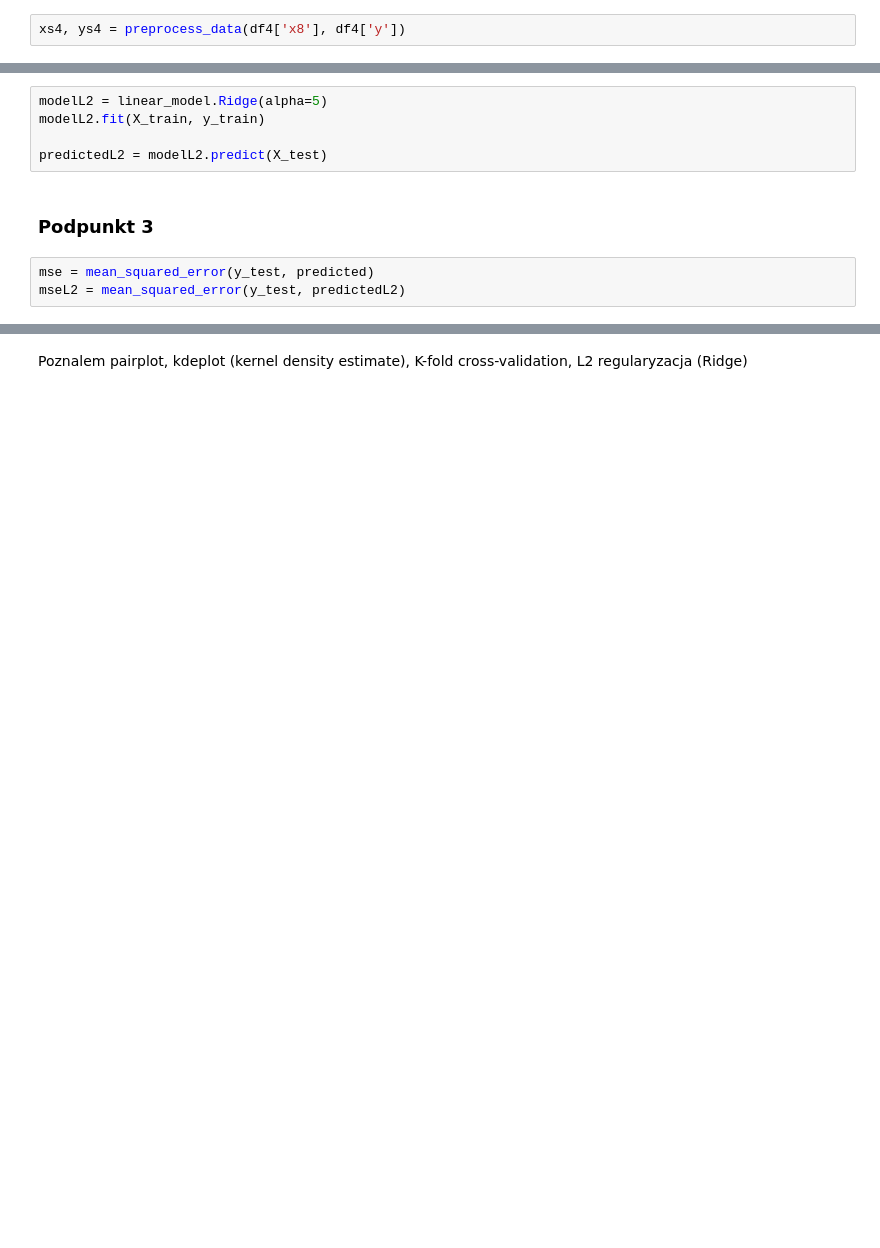
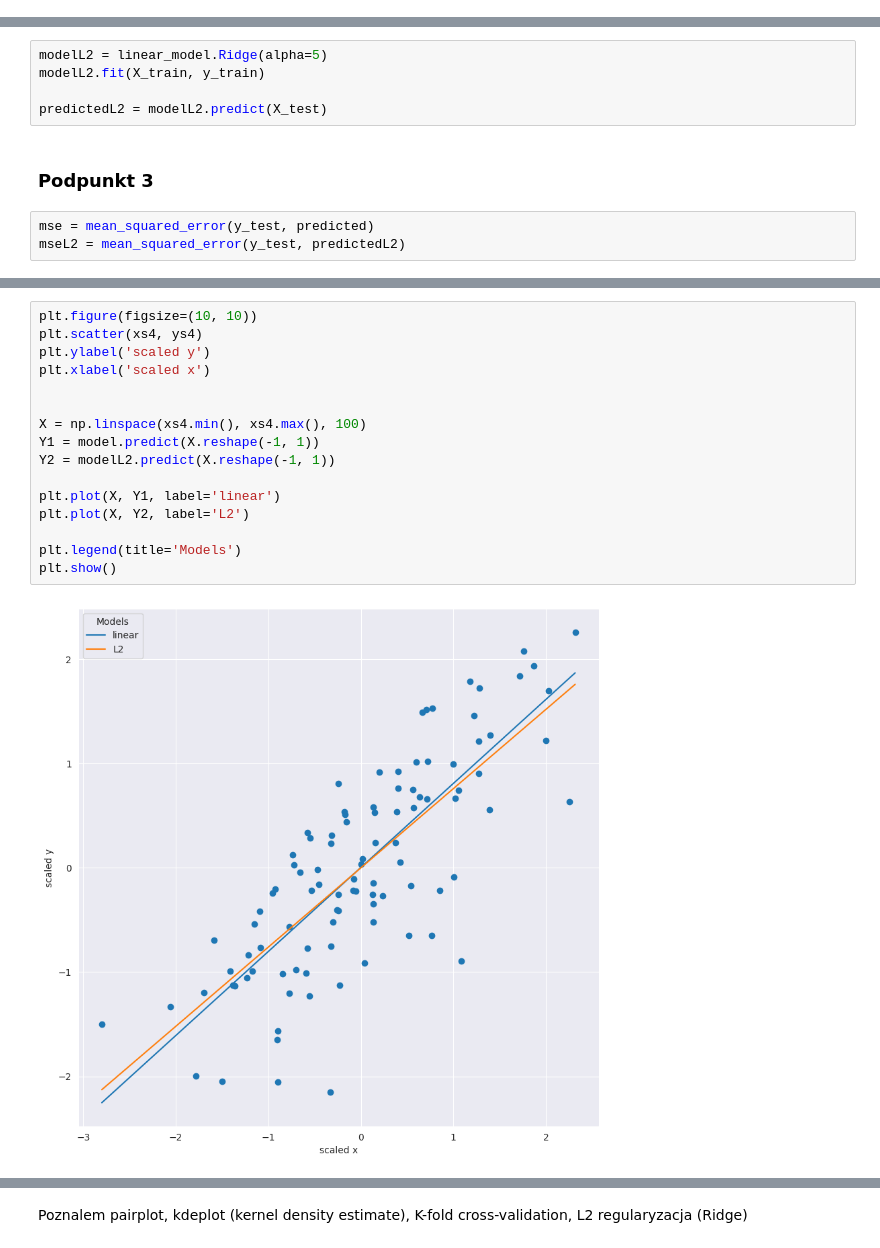
Before and after one commit to rektyyy/Artificial-Intelligence, a Jupyter notebook: ML/exercises/2/Assignment_2.ipynb, the cells around one changed output, grey strips where cells are left out. Saved outputs shown, nothing was run; the diff lists cells and outputs as text; blank space fills up the shorter version.

```diff
--- a/ML/exercises/2/Assignment_2.ipynb
+++ b/ML/exercises/2/Assignment_2.ipynb
@@ -260,6 +253,4 @@ x8 i y -> 0.79
 x9 i y -> 0.58
 # %% [markdown]
 ### Podpunkt 2
-# %%
-xs4, ys4 = preprocess_data(df4['x8'], df4['y'])
 # %%
@@ -292,0 +288,18 @@ pd.DataFrame(
+# %%
+plt.figure(figsize=(10, 10))
+plt.scatter(xs4, ys4)
+plt.ylabel('scaled y')
+plt.xlabel('scaled x')
+
+
+X = np.linspace(xs4.min(), xs4.max(), 100)
+Y1 = model.predict(X.reshape(-1, 1))
+Y2 = modelL2.predict(X.reshape(-1, 1))
+
+plt.plot(X, Y1, label='linear')
+plt.plot(X, Y2, label='L2')
+
+plt.legend(title='Models')
+plt.show()
+# %% [output]
+[figure, added]
```
Also changed, not shown: parts of 22 cells of this notebook.
